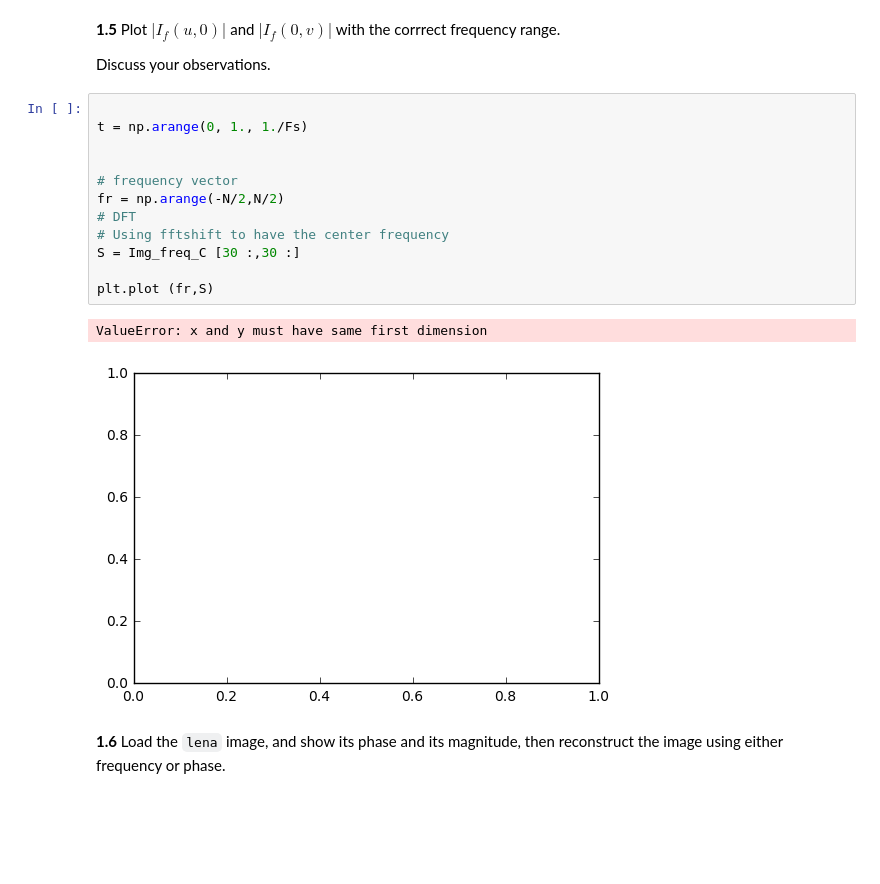
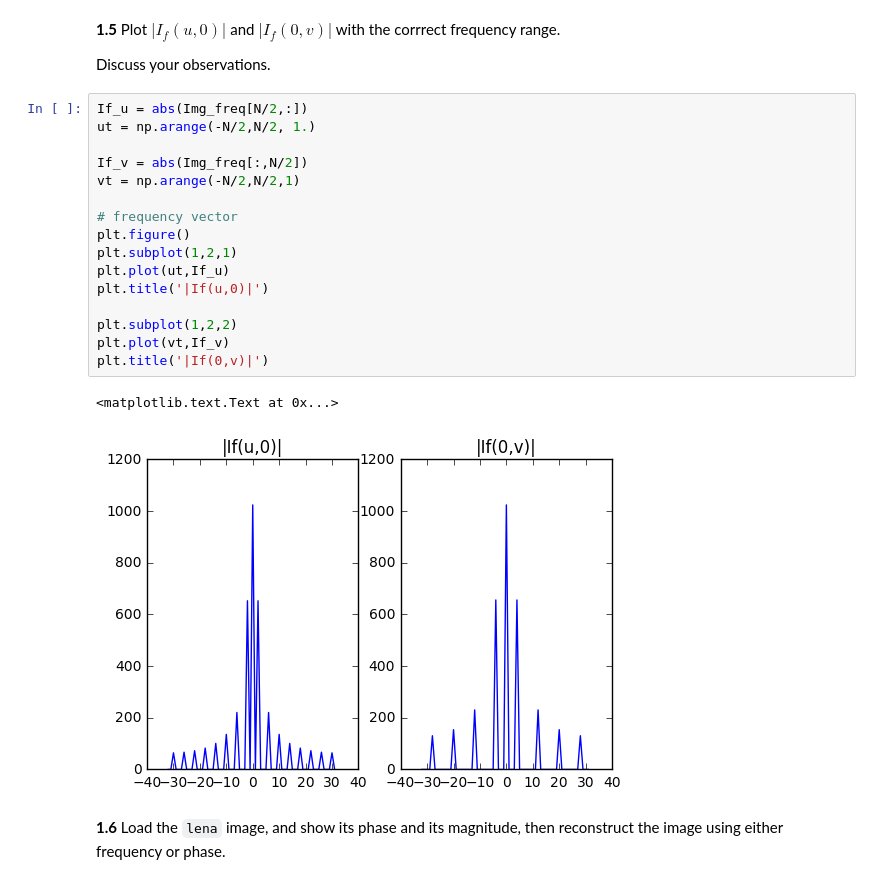
Before and after one commit to CarmenGenis/DSP-TP-1617, a Jupyter notebook: Lab5/python/Lab5.ipynb, the cells around one changed output. Cells and saved outputs as stored; diff of their text form; blank space fills up the shorter version.

```diff
--- a/Lab5/python/Lab5.ipynb
+++ b/Lab5/python/Lab5.ipynb
@@ -199,20 +207,24 @@ ax2.set_title('Phase - Center f')
 **1.5** Plot $|I_{f}(u,0)|$ and $|I_{f}(0,v)|$ with the corrrect frequency range.
 
 Discuss your observations.
-# %%
-
-t = np.arange(0, 1., 1./Fs)
-
-
-# frequency vector
-fr = np.arange(-N/2,N/2)
-# DFT
-# Using fftshift to have the center frequency
-S = Img_freq_C [30 :,30 :]
-
-plt.plot (fr,S)
-# %% [output]
-ValueError: x and y must have same first dimension
-[figure, removed]
+# %%
+If_u = abs(Img_freq[N/2,:])
+ut = np.arange(-N/2,N/2, 1.)
+
+If_v = abs(Img_freq[:,N/2])
+vt = np.arange(-N/2,N/2,1)
+
+# frequency vector
+plt.figure()
+plt.subplot(1,2,1)
+plt.plot(ut,If_u)
+plt.title('|If(u,0)|')
+
+plt.subplot(1,2,2)
+plt.plot(vt,If_v)
+plt.title('|If(0,v)|')
+# %% [output]
+<matplotlib.text.Text at 0x...>
+[figure, added]
 # %% [markdown]
 **1.6** Load the `lena` image, and show its phase and its magnitude, then reconstruct the image using either frequency or phase.
```
Also changed, not shown: parts of 7 cells of this notebook.
